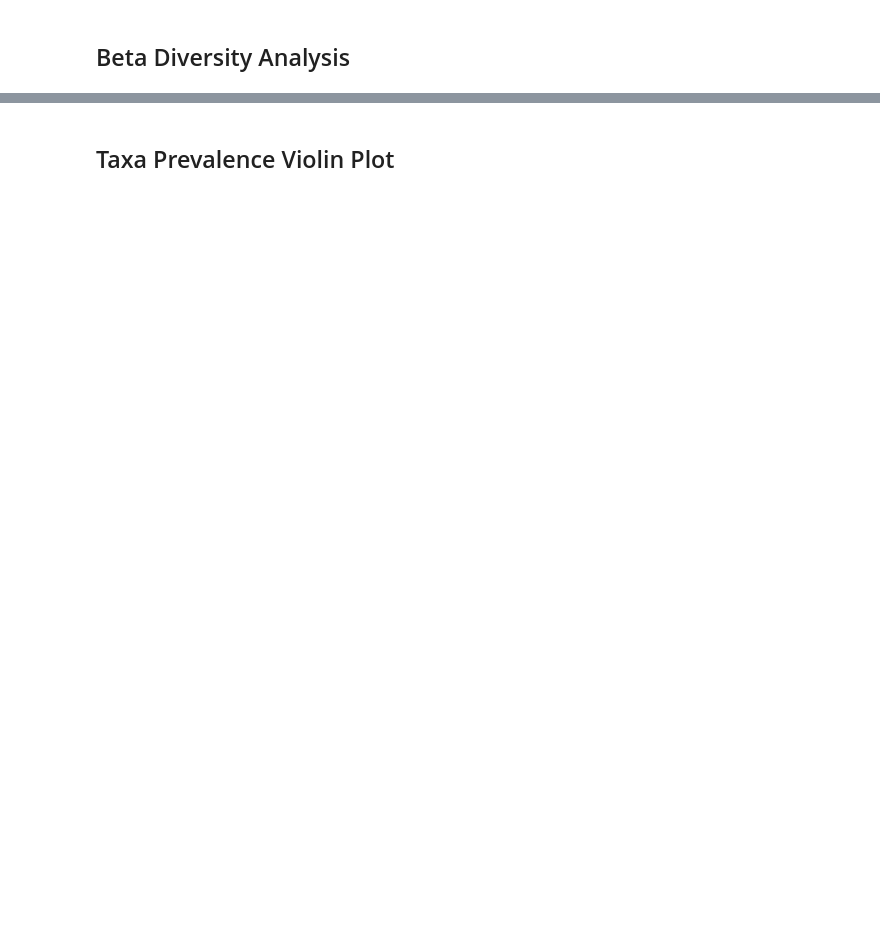
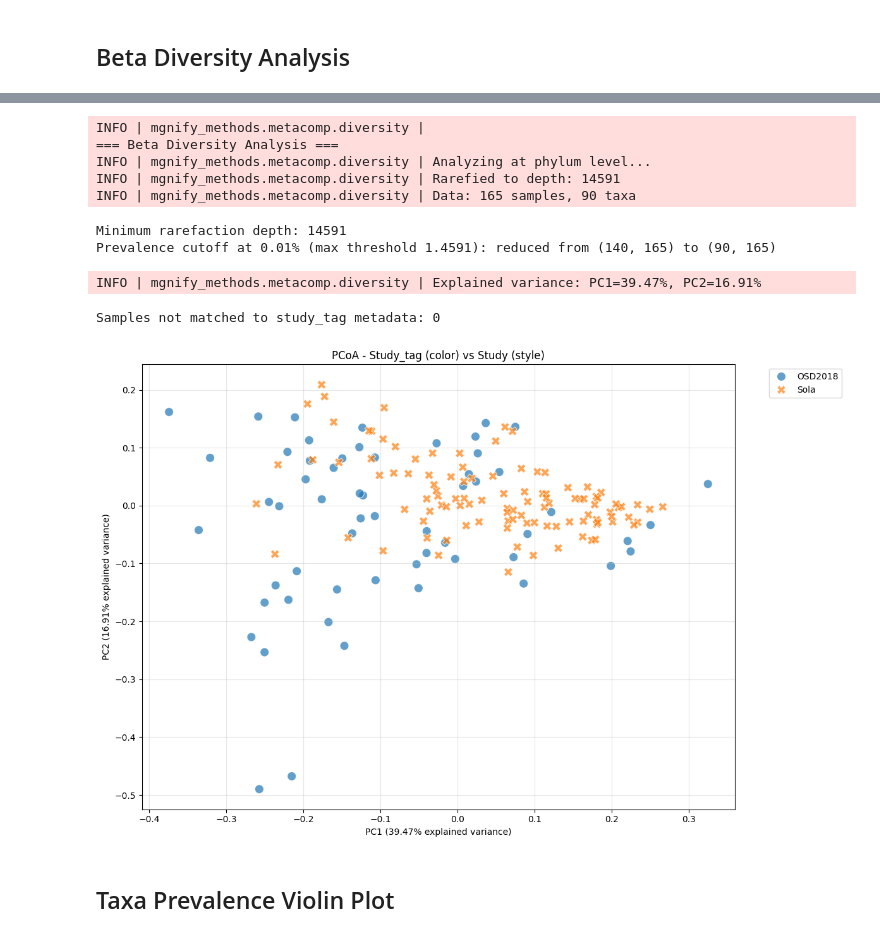
Before and after one commit to palec87/mgnify-methods, a Jupyter notebook: notebooks/05_bacteria_multiple_studies.ipynb, the cells around one changed output, grey strips where cells are left out. Saved outputs shown, nothing was run; the diff lists cells and outputs as text; code cells hidden in the pictures; blank space fills up the shorter version.

```diff
--- a/notebooks/05_bacteria_multiple_studies.ipynb
+++ b/notebooks/05_bacteria_multiple_studies.ipynb
@@ -607,44 +433,4 @@ def calc_rarefaction_curves(df_pivot, analysis_meta, curves):
 # %%
 if CONFIG['rarefaction']['enabled'] and CONFIG['plots']['rarefaction_curves']:
-    print("\n=== Rarefaction Curves per Taxonomic Level ===")
-
-    pkl_path = os.path.join(ANALYSIS_CACHE, "rarefaction_curves_per_taxon.pkl")
-    rarefied_tables = {sample_type: {}}
-
-    # Check if already computed
-    if os.path.exists(pkl_path):
-        print("Loading cached rarefaction curves...")
-        with open(pkl_path, 'rb') as f:
-            curves_per_feature = pickle.load(f)
-        calc_rarefaction = False
-    else:
-        print("Computing rarefaction curves...")
-        calc_rarefaction = True
-        curves_per_feature = {}
-
-    # Process each taxonomic level
-    for tax in tax_levels:
-        print(f"  Processing {tax}...")
-        long_df_filt = aggregate_by_taxonomic_level(
-            taxonomy_table.df_filt, level=tax, dropna=dropna
-        )
-        df_filt_pivot = pivot_taxonomic_data(long_df_filt)
-        df_filt_pivot = prevalence_cutoff_abund(
-            df_filt_pivot,
-            percent=CONFIG['filtering']['prevalence_percent'],
-            skip_columns=0
-        )
-
-        if calc_rarefaction:
-            curves = defaultdict(list)
-            curves = calc_rarefaction_curves(df_filt_pivot, analysis_meta, curves)
-            curves_per_feature[tax] = curves
-
-        df_filt_pivot = rarefy_table(df_filt_pivot, depth=MIN_DEPTH)
-        rarefied_tables[sample_type][tax] = df_filt_pivot
-
-    if calc_rarefaction:
-        with open(pkl_path, 'wb') as f:
-            pickle.dump(curves_per_feature, f)
-        print("Rarefaction curves cached.")
+    rarefied_tables, curves_per_feature = rarefy_all_taxon(taxonomy_table, analysis_meta, CONFIG)
 # %% [output]
@@ -824,3 +445,16 @@ Explained variance: PC1=27.87%, PC2=12.11%
+# %%
+beta_diversity_analysis(taxonomy_table, analysis_meta, samples_meta, config=CONFIG)
+# %% [output]
+INFO | mgnify_methods.metacomp.diversity |
+=== Beta Diversity Analysis ===
+INFO | mgnify_methods.metacomp.diversity | Analyzing at phylum level...
+INFO | mgnify_methods.metacomp.diversity | Rarefied to depth: 14591
+INFO | mgnify_methods.metacomp.diversity | Data: 165 samples, 90 taxa
+Minimum rarefaction depth: 14591
+Prevalence cutoff at 0.01% (max threshold 1.4591): reduced from (140, 165) to (90, 165)
+INFO | mgnify_methods.metacomp.diversity | Explained variance: PC1=39.47%, PC2=16.91%
+Samples not matched to study_tag metadata: 0
+[figure, added]
 # %% [markdown]
 ## Taxa Prevalence Violin Plot
 # %%
```
Also changed, not shown: parts of 25 cells of this notebook, 9 other files.
